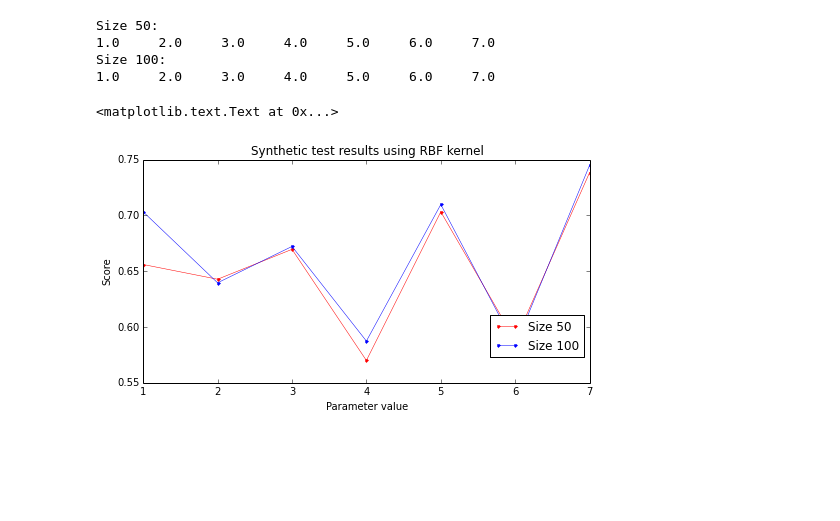
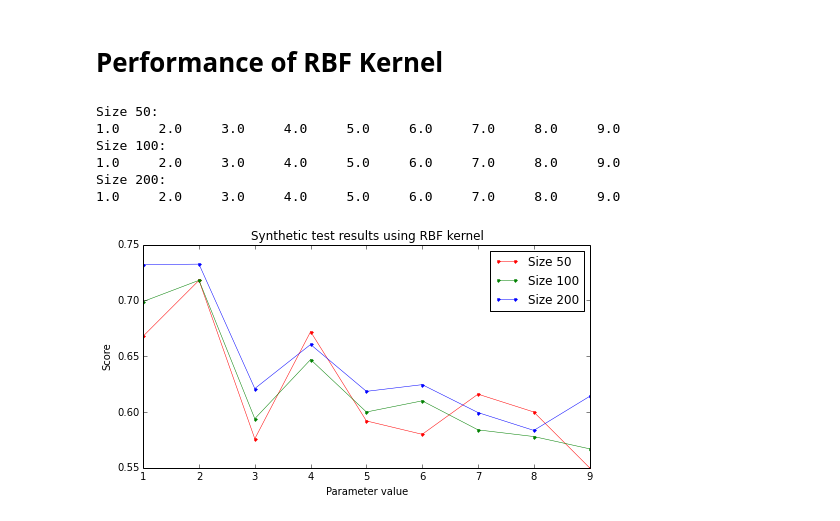
Before and after one commit to 4kxz/categorical-kernels, a Jupyter notebook: Datasets - GMonks.ipynb, the cells around one changed output. Cells and saved outputs as stored; diff of their text form; code cells hidden in the pictures; blank space fills up the shorter version.

```diff
--- a/Datasets - GMonks.ipynb
+++ b/Datasets - GMonks.ipynb
@@ -7,31 +6,40 @@ from kcat.misc import preprocess
+# %% [markdown]
+# Performance of RBF Kernel
 # %%
-sizes = (50, 100)
-params = (1, 2, 3, 4, 5, 6, 7)
-repeat = 50
+sizes = (50, 100, 200)
+params = np.arange(1, 10)
+repeat = 10
+
 results = np.zeros((len(sizes), len(params), repeat))
-for i, n in enumerate(sizes):
-    print("Size {}:".format(n))
+for i, m in enumerate(sizes):
+    print("Size {}:".format(m))
     for j, p in enumerate(params):
         print("{:0.1f}".format(p), end='\t')
         for k in range(repeat):
-            X, y = gmonks(n, p)
-            # RBF
+            X, y, bincoder = gmonks(m, p)
+            Xb = bincoder(X)
             clf = svm.SVC(kernel='rbf')
-            results[i][j][k] = cv.cross_val_score(clf, preprocess(X), y, cv=5).mean()
+            results[i][j][k] = cv.cross_val_score(clf, Xb, y, cv=5).mean()
     print()
 # %% [output]
 Size 50:
-1.0     2.0     3.0     4.0     5.0     6.0     7.0
+1.0     2.0     3.0     4.0     5.0     6.0     7.0     8.0     9.0
 Size 100:
-1.0     2.0     3.0     4.0     5.0     6.0     7.0
+1.0     2.0     3.0     4.0     5.0     6.0     7.0     8.0     9.0
+Size 200:
+1.0     2.0     3.0     4.0     5.0     6.0     7.0     8.0     9.0
 # %%
 figure(figsize=(8, 4), dpi=150)
+
 plot(params, results[0].mean(axis=1), '.-', color='r', linewidth=0.5)
-plot(params, results[1].mean(axis=1), '.-', color='b', linewidth=0.5)
+plot(params, results[1].mean(axis=1), '.-', color='g', linewidth=0.5)
+plot(params, results[2].mean(axis=1), '.-', color='b', linewidth=0.5)
+
 title("Synthetic test results using RBF kernel")
-legend(["Size {}".format(s) for s in sizes], bbox_to_anchor=(1, 0.33))
 ylabel("Score")
 xlabel("Parameter value")
+legend(["Size {}".format(m) for m in sizes])
+
+None
 # %% [output]
-<matplotlib.text.Text at 0x...>
-[figure, old version]
+[figure, new version]
```
Also changed, not shown: parts of 1 cell of this notebook, 7 other files.
